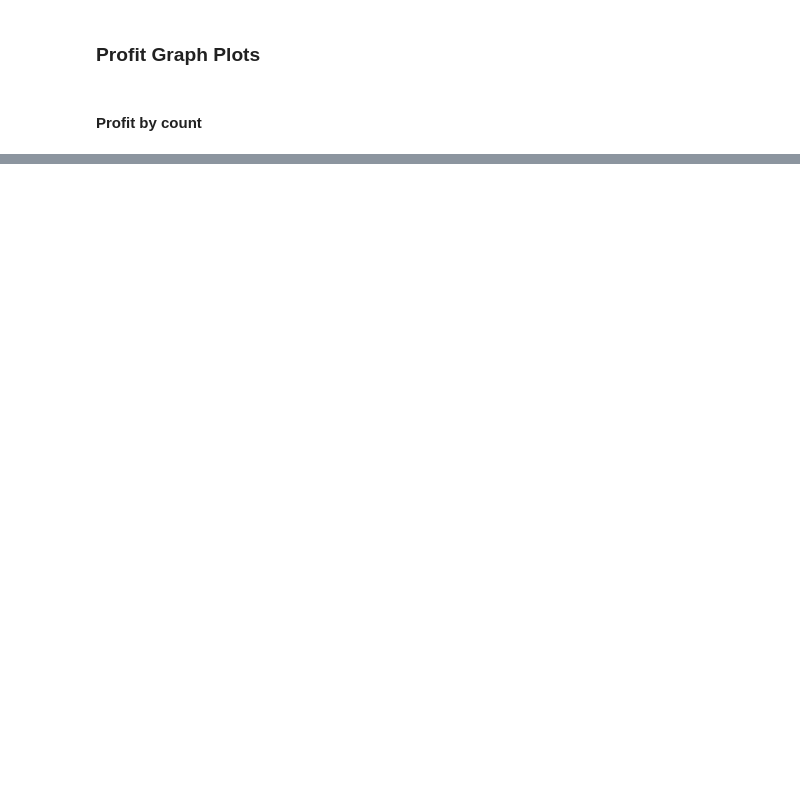
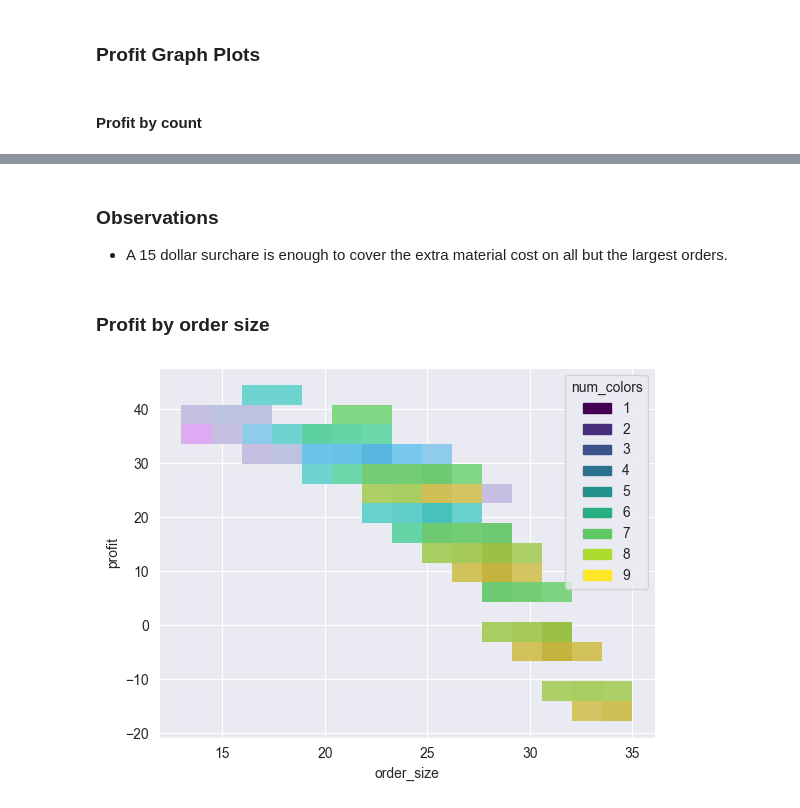
Before and after one commit to DanielLevenstein/Product_Profitability_Study, a Jupyter notebook: product_pricing.ipynb, the cells around one changed output, grey strips where cells are left out. Cells and saved outputs as stored; diff of their text form; code cells hidden in the pictures; blank space fills up the shorter version.

```diff
--- a/product_pricing.ipynb
+++ b/product_pricing.ipynb
@@ -147,0 +172,9 @@ sns.histplot(data=df_short, x='num_units', y='profit', hue='num_colors', palette
+# %% [markdown]
+### Observations
+- A 15 dollar surchare is enough to cover the extra material cost on all but the largest orders.
+# %% [markdown]
+### Profit by order size
+# %%
+sns.histplot(data=df_price, x='order_size', y='profit', hue='num_colors', palette='viridis');
+# %% [output]
+[figure, added]
```
Also changed, not shown: parts of 21 cells of this notebook.
